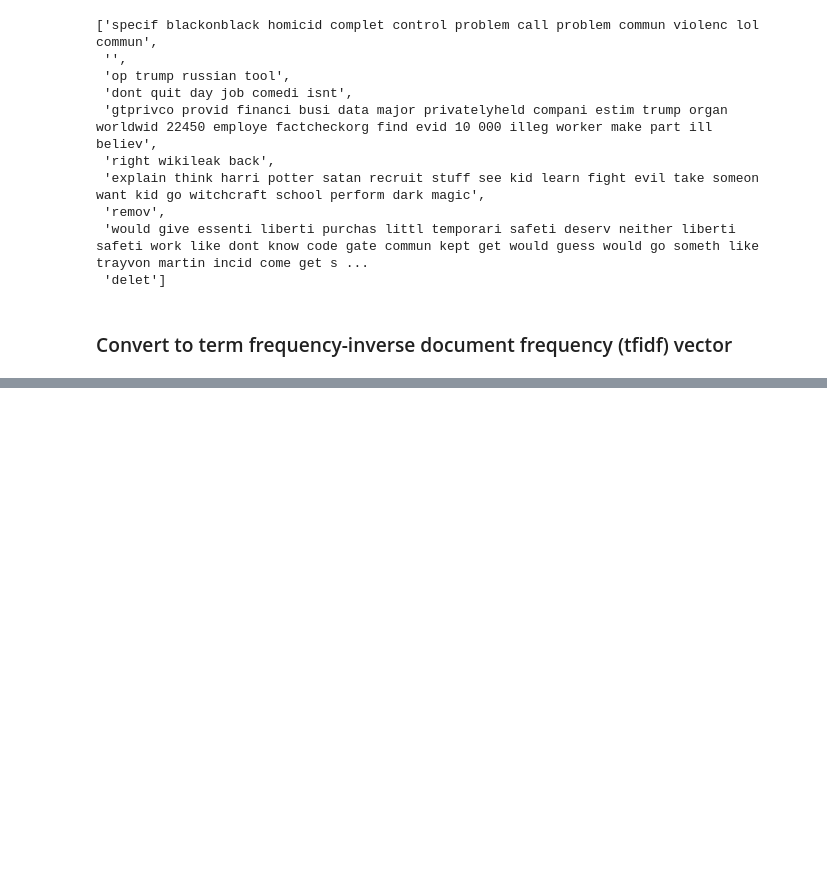
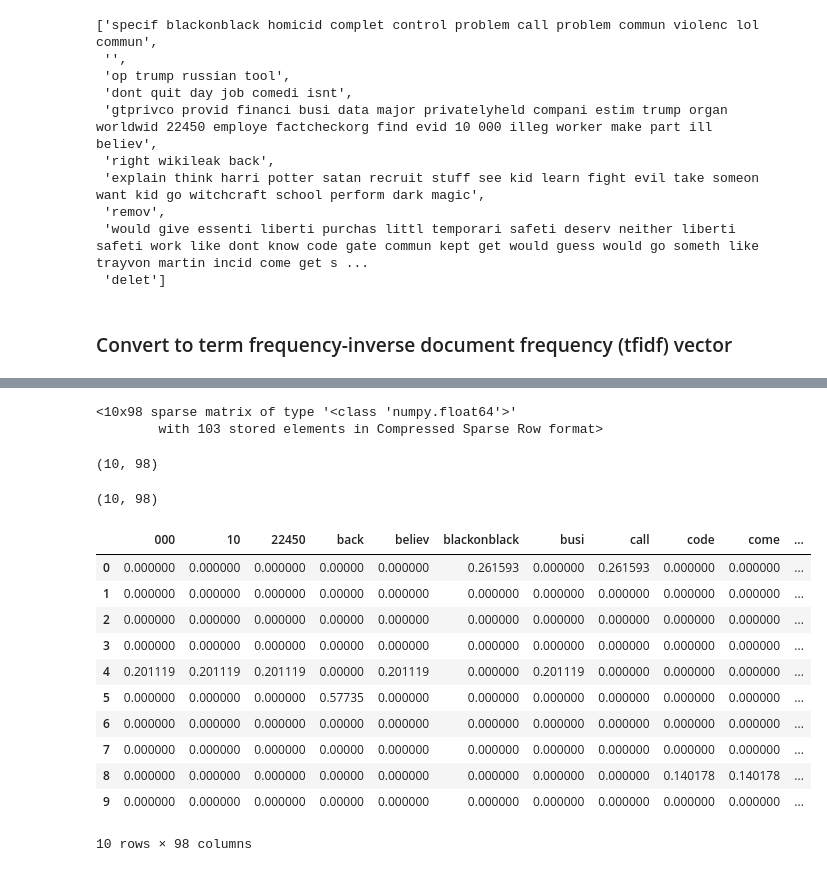
Before and after one commit to ScottBreitbach/DSC550, a Jupyter notebook: Week2/Test.ipynb, the cells around one changed output, grey strips where cells are left out. Cells and saved outputs as stored; diff of their text form; code cells hidden in the pictures; blank space fills up the shorter version.

```diff
--- a/Week2/Test.ipynb
+++ b/Week2/Test.ipynb
@@ -916,0 +933,32 @@ text_data
+# %%
+tfidf = TfidfVectorizer()
+# %%
+featureMatrix = tfidf.fit_transform(text_data)
+# %%
+featureMatrix
+# %% [output]
+<10x98 sparse matrix of type '<class 'numpy.float64'>'
+        with 103 stored elements in Compressed Sparse Row format>
+# %%
+featureMatrix.toarray().shape
+# %% [output]
+(10, 98)
+# %%
+pd.DataFrame(count.fit_transform(text_data).toarray(), columns=count.get_feature_names()).shape
+# %% [output]
+(10, 98)
+# %%
+pd.DataFrame(tfidf.fit_transform(text_data).toarray(), columns=tfidf.get_feature_names())
+# %% [output]
+|  | 000 | 10 | 22450 | back | believ | blackonblack | busi | call | code | come | ... |
+| 0 | 0.000000 | 0.000000 | 0.000000 | 0.00000 | 0.000000 | 0.261593 | 0.000000 | 0.261593 | 0.000000 | 0.000000 | ... |
+| 1 | 0.000000 | 0.000000 | 0.000000 | 0.00000 | 0.000000 | 0.000000 | 0.000000 | 0.000000 | 0.000000 | 0.000000 | ... |
+| 2 | 0.000000 | 0.000000 | 0.000000 | 0.00000 | 0.000000 | 0.000000 | 0.000000 | 0.000000 | 0.000000 | 0.000000 | ... |
+| 3 | 0.000000 | 0.000000 | 0.000000 | 0.00000 | 0.000000 | 0.000000 | 0.000000 | 0.000000 | 0.000000 | 0.000000 | ... |
+| 4 | 0.201119 | 0.201119 | 0.201119 | 0.00000 | 0.201119 | 0.000000 | 0.201119 | 0.000000 | 0.000000 | 0.000000 | ... |
+| 5 | 0.000000 | 0.000000 | 0.000000 | 0.57735 | 0.000000 | 0.000000 | 0.000000 | 0.000000 | 0.000000 | 0.000000 | ... |
+| 6 | 0.000000 | 0.000000 | 0.000000 | 0.00000 | 0.000000 | 0.000000 | 0.000000 | 0.000000 | 0.000000 | 0.000000 | ... |
+| 7 | 0.000000 | 0.000000 | 0.000000 | 0.00000 | 0.000000 | 0.000000 | 0.000000 | 0.000000 | 0.000000 | 0.000000 | ... |
+| 8 | 0.000000 | 0.000000 | 0.000000 | 0.00000 | 0.000000 | 0.000000 | 0.000000 | 0.000000 | 0.140178 | 0.140178 | ... |
+| 9 | 0.000000 | 0.000000 | 0.000000 | 0.00000 | 0.000000 | 0.000000 | 0.000000 | 0.000000 | 0.000000 | 0.000000 | ... |
+10 rows × 98 columns
```
Also changed, not shown: parts of 2 cells of this notebook.
